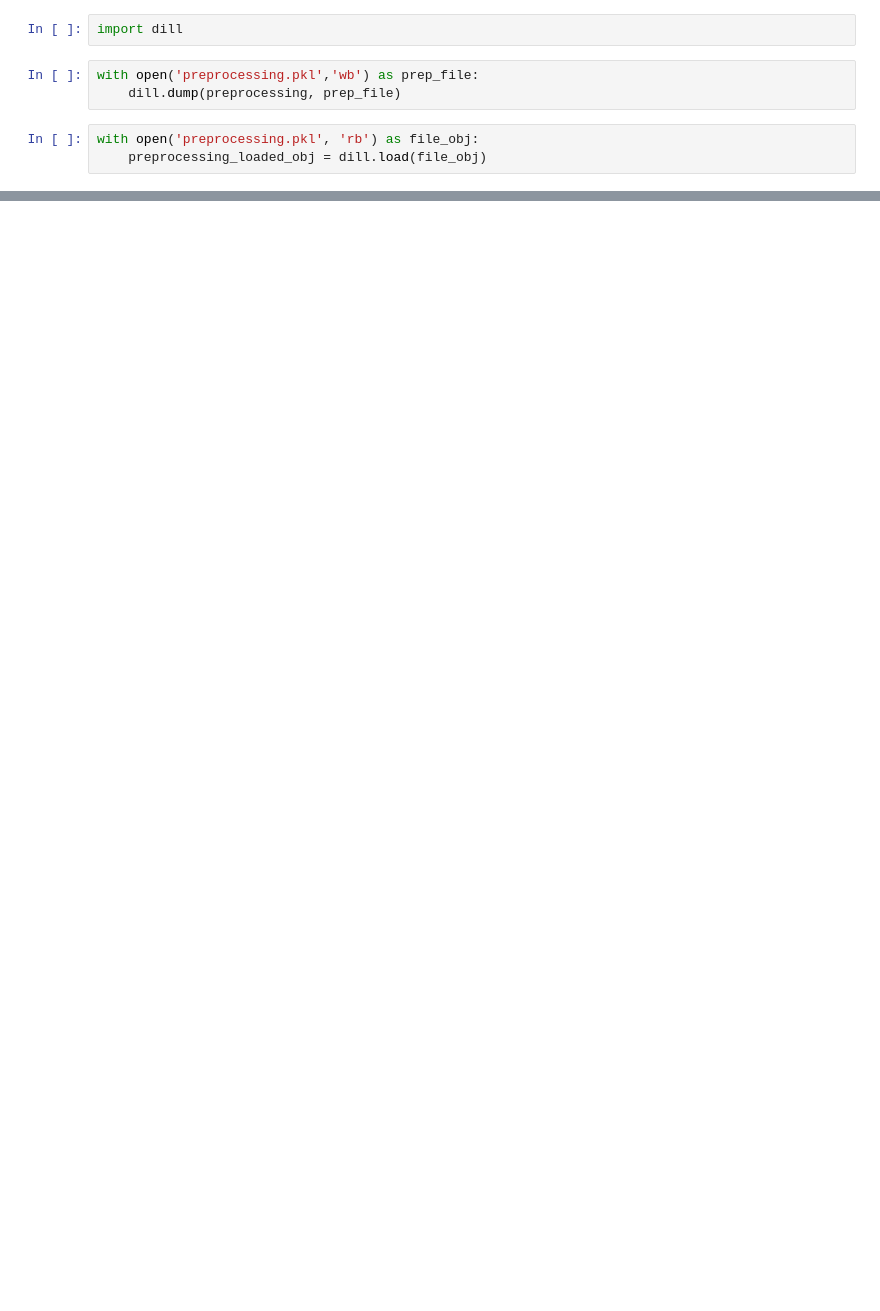
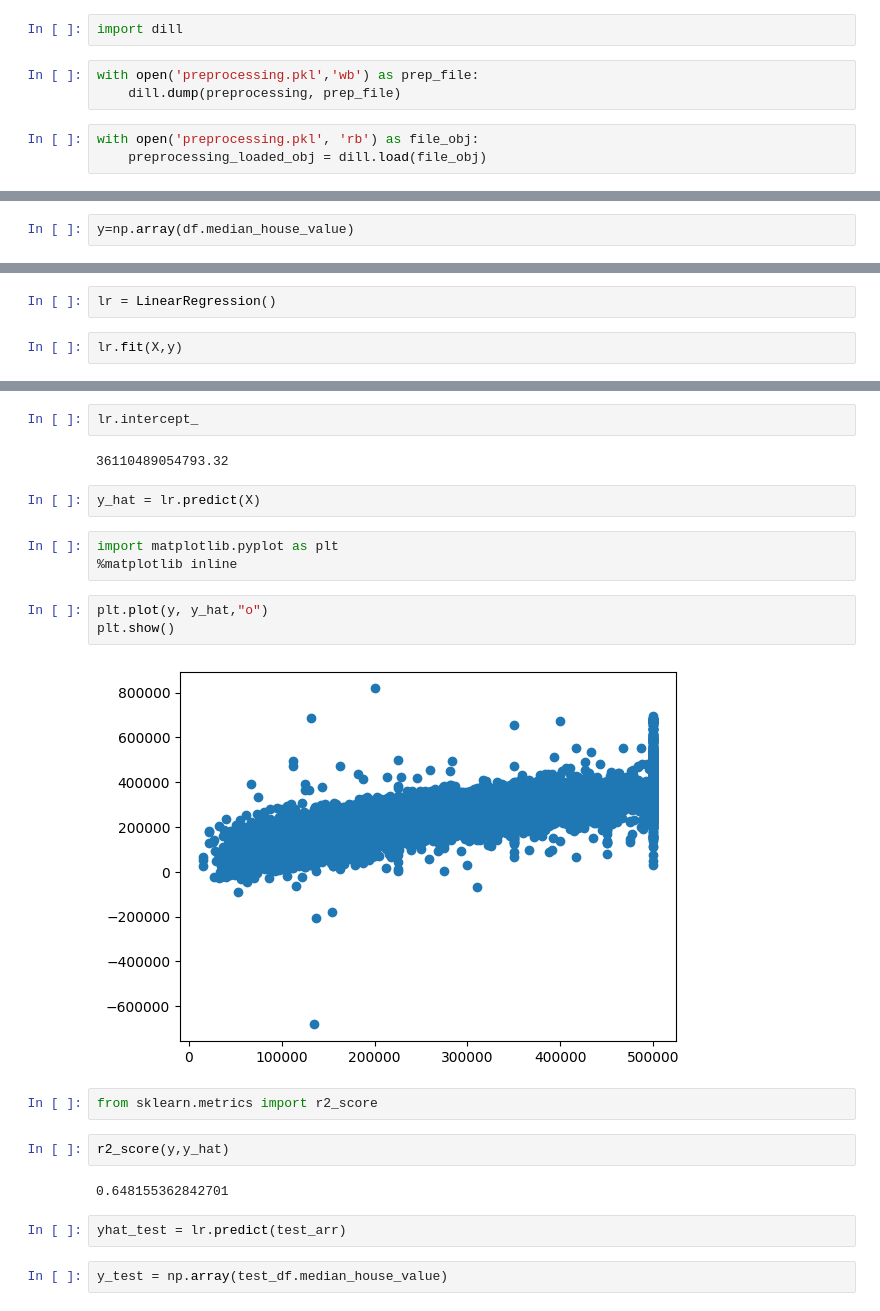
Before and after one commit to Subramanyachelmanda1993/MLProject_FSDS1, a Jupyter notebook: notebook/EDA.ipynb, the cells around one changed output, grey strips where cells are left out. Drawn from its saved outputs; the diff is of its cells as text; blank space fills up the shorter version.

```diff
--- a/notebook/EDA.ipynb
+++ b/notebook/EDA.ipynb
@@ -276,0 +401,2 @@ with open('preprocessing.pkl', 'rb') as file_obj:
+# %%
+y=np.array(df.median_house_value)
@@ -276,0 +405,4 @@ with open('preprocessing.pkl', 'rb') as file_obj:
+# %%
+lr = LinearRegression()
+# %%
+lr.fit(X,y)
@@ -276,0 +422,24 @@ with open('preprocessing.pkl', 'rb') as file_obj:
+# %%
+lr.intercept_
+# %% [output]
+36110489054793.32
+# %%
+y_hat = lr.predict(X)
+# %%
+import matplotlib.pyplot as plt
+%matplotlib inline
+# %%
+plt.plot(y, y_hat,"o")
+plt.show()
+# %% [output]
+[figure, added]
+# %%
+from sklearn.metrics import r2_score
+# %%
+r2_score(y,y_hat)
+# %% [output]
+0.648155362842701
+# %%
+yhat_test = lr.predict(test_arr)
+# %%
+y_test = np.array(test_df.median_house_value)
```
Also changed, not shown: parts of 26 cells of this notebook, 3 other files.
